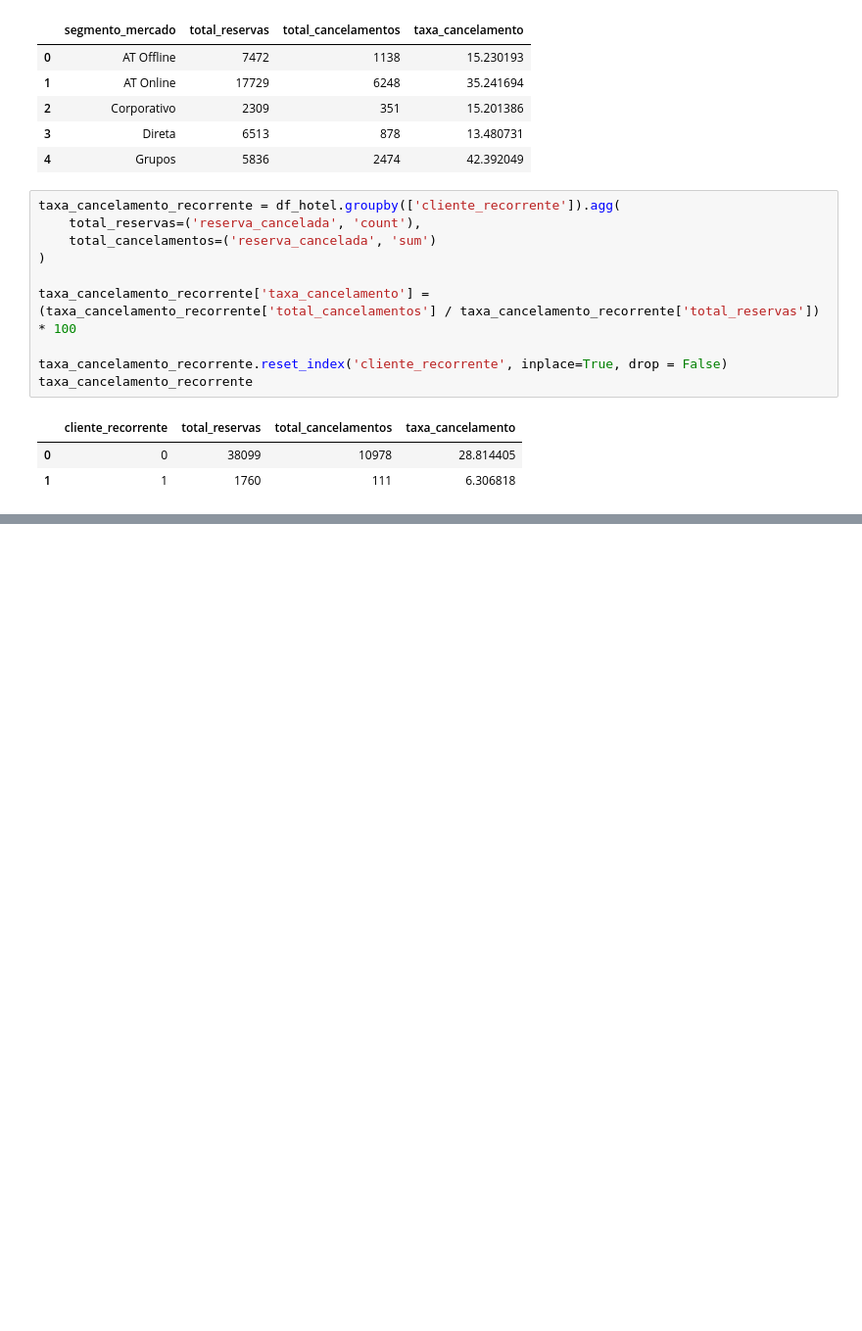
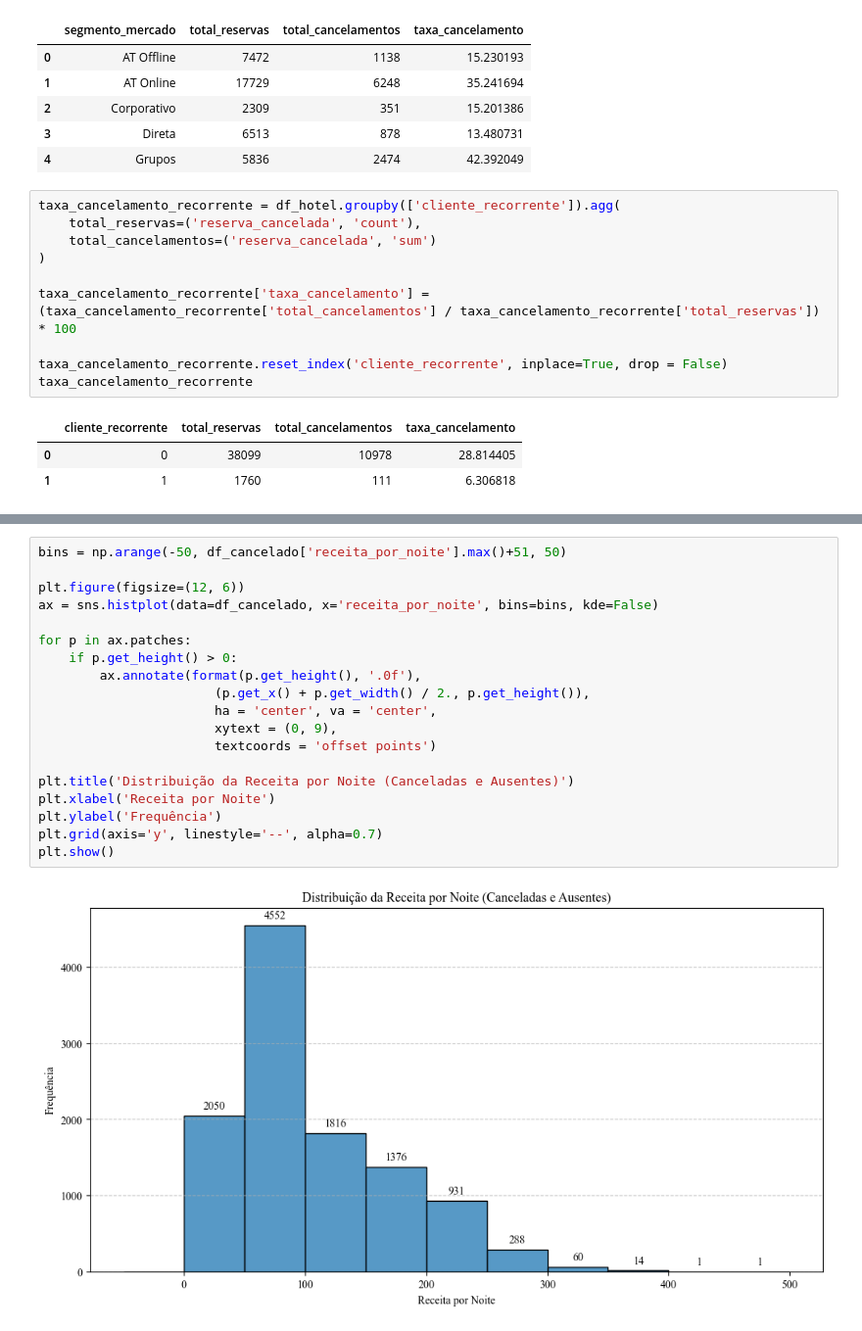
Before and after one commit to lindvidal/Insider, a Jupyter notebook: Case Hotel BA.ipynb, the cells around one changed output, grey strips where cells are left out. Shown at 98% size. Drawn from its saved outputs; the diff is of its cells as text; blank space fills up the shorter version.

```diff
--- a/Case Hotel BA.ipynb
+++ b/Case Hotel BA.ipynb
@@ -407,0 +571,21 @@ A proporção de estadias com mais de 14 noites é: 0.7%
+# %%
+bins = np.arange(-50, df_cancelado['receita_por_noite'].max()+51, 50)
+
+plt.figure(figsize=(12, 6))
+ax = sns.histplot(data=df_cancelado, x='receita_por_noite', bins=bins, kde=False)
+
+for p in ax.patches:
+    if p.get_height() > 0:
+        ax.annotate(format(p.get_height(), '.0f'),
+                       (p.get_x() + p.get_width() / 2., p.get_height()),
+                       ha = 'center', va = 'center',
+                       xytext = (0, 9),
+                       textcoords = 'offset points')
+
+plt.title('Distribuição da Receita por Noite (Canceladas e Ausentes)')
+plt.xlabel('Receita por Noite')
+plt.ylabel('Frequência')
+plt.grid(axis='y', linestyle='--', alpha=0.7)
+plt.show()
+# %% [output]
+[figure, added]
```
Also changed, not shown: parts of 23 cells of this notebook, 1 other file.
